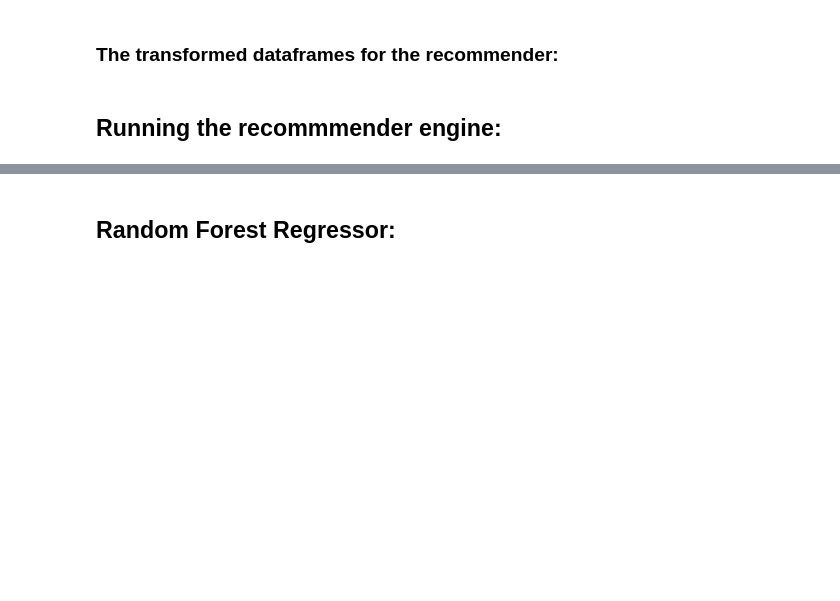
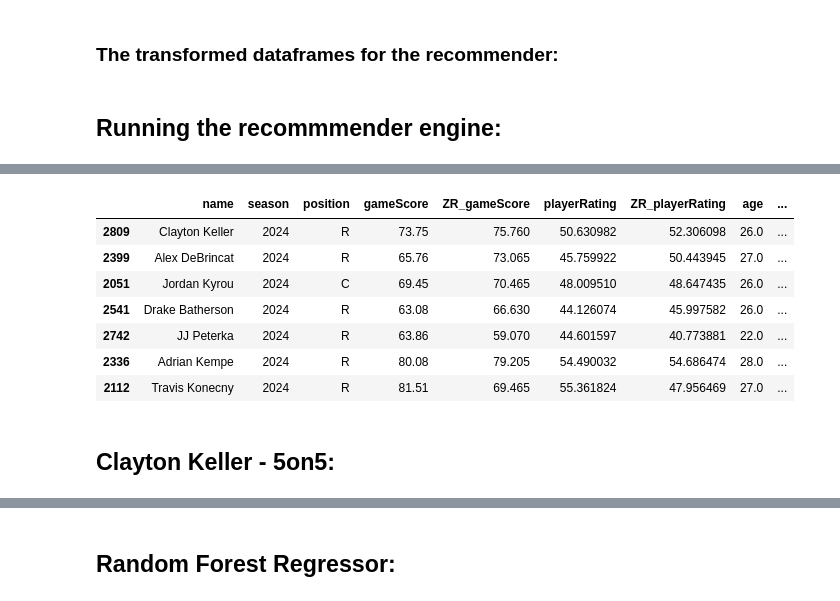
Before and after one commit to ZachRosenthal04/MP_NHL_skater_recommender, a Jupyter notebook: MoneyPuckSkaterRecommender.ipynb, the cells around one changed output, grey strips where cells are left out. Saved outputs shown, nothing was run; the diff lists cells and outputs as text; code cells hidden in the pictures; blank space fills up the shorter version.

```diff
--- a/MoneyPuckSkaterRecommender.ipynb
+++ b/MoneyPuckSkaterRecommender.ipynb
@@ -586,0 +838,35 @@ nick_suzuki_AS_sim_skaters
+# %%
+# AS
+CK_AS_sim_skaters_24 = MP_recommend_skaters(original_gamestate_df=MP_AS_stats,
+                                                  processed_gamestate_df=MP_AS_stats_transformed,
+                                                  season=2024,
+                                                  player_index=2809,
+                                                  top_n=7)
+
+#5on5
+CK_5on5_sim_skaters_24 = MP_recommend_skaters(original_gamestate_df=MP_5on5_stats,
+                                                  processed_gamestate_df=MP_5on5_stats_transformed,
+                                                  season=2024,
+                                                  player_index=2809,
+                                                  top_n=7)
+
+#4on5
+CK_4on5_sim_skaters_24 = MP_recommend_skaters(original_gamestate_df=MP_4on5_stats,
+                                                  processed_gamestate_df=MP_4on5_stats_transformed,
+                                                  season=2024,
+                                                  player_index=2809,
+                                                  top_n=7)
+
+#5on4
+CK_5on4_sim_skaters_24 = MP_recommend_skaters(original_gamestate_df=MP_5on4_stats,
+                                                  processed_gamestate_df=MP_5on4_stats_transformed,
+                                                  season=2024,
+                                                  player_index=2809,
+                                                  top_n=7)
+
+#OS
+CK_OS_sim_skaters_24 = MP_recommend_skaters(original_gamestate_df=MP_OS_stats,
+                                                  processed_gamestate_df=MP_OS_stats_transformed,
+                                                  season=2024,
+                                                  player_index=2809,
+                                                  top_n=7)
@@ -586,0 +897,13 @@ nick_suzuki_AS_sim_skaters
+# %%
+CK_AS_sim_skaters_24[['name', 'season','position','gameScore', 'ZR_gameScore', 'playerRating', 'ZR_playerRating', 'age', 'age_group']]
+# %% [output]
+|  | name | season | position | gameScore | ZR_gameScore | playerRating | ZR_playerRating | age | ... |
+| 2809 | Clayton Keller | 2024 | R | 73.75 | 75.760 | 50.630982 | 52.306098 | 26.0 | ... |
+| 2399 | Alex DeBrincat | 2024 | R | 65.76 | 73.065 | 45.759922 | 50.443945 | 27.0 | ... |
+| 2051 | Jordan Kyrou | 2024 | C | 69.45 | 70.465 | 48.009510 | 48.647435 | 26.0 | ... |
+| 2541 | Drake Batherson | 2024 | R | 63.08 | 66.630 | 44.126074 | 45.997582 | 26.0 | ... |
+| 2742 | JJ Peterka | 2024 | R | 63.86 | 59.070 | 44.601597 | 40.773881 | 22.0 | ... |
+| 2336 | Adrian Kempe | 2024 | R | 80.08 | 79.205 | 54.490032 | 54.686474 | 28.0 | ... |
+| 2112 | Travis Konecny | 2024 | R | 81.51 | 69.465 | 55.361824 | 47.956469 | 27.0 | ... |
+# %% [markdown]
+## Clayton Keller - 5on5:
```
Also changed, not shown: parts of 61 cells of this notebook, 11 other files.
